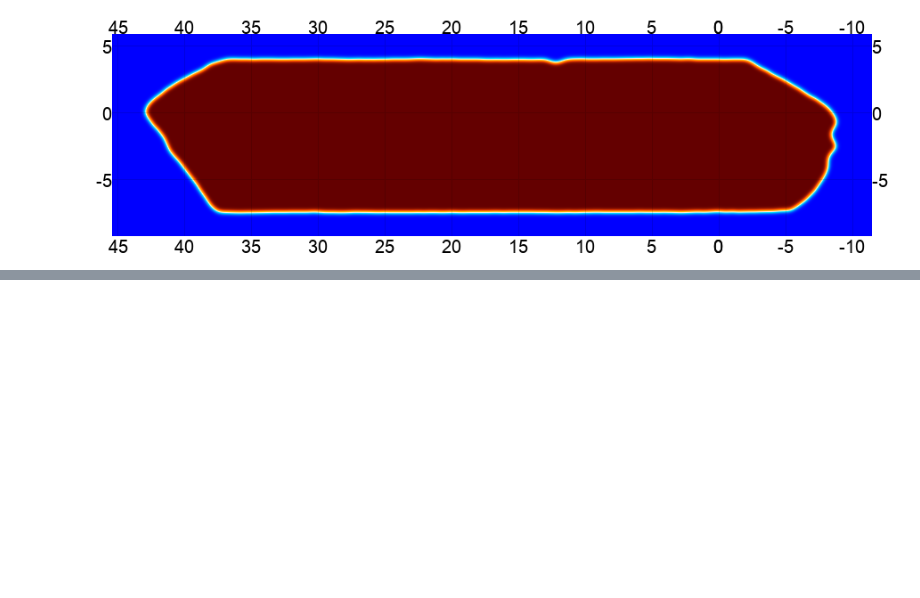
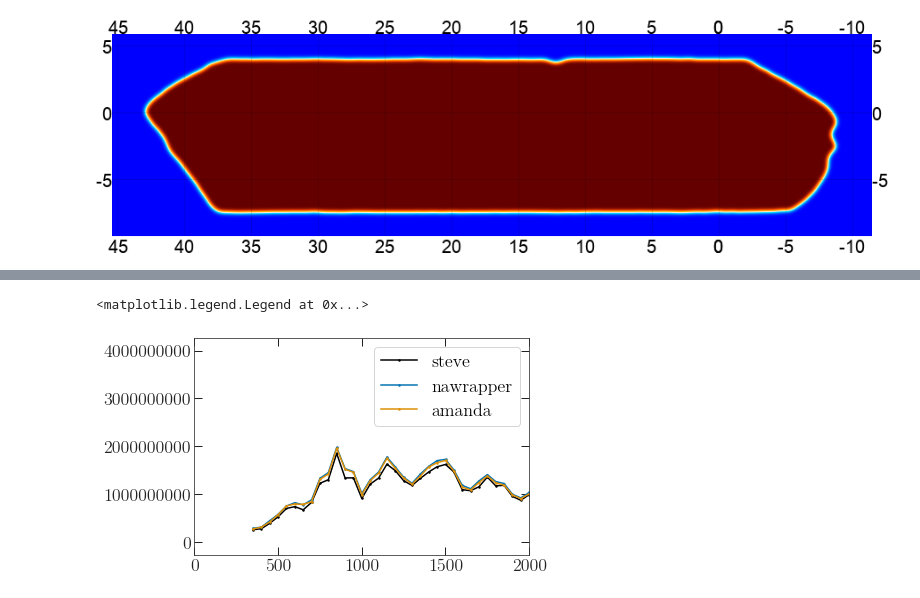
Before and after one commit to xzackli/spectra_comparison_on_sims, a Jupyter notebook: SpectraTest.ipynb, the cells around one changed output, grey strips where cells are left out. Saved outputs shown, nothing was run; the diff lists cells and outputs as text; code cells hidden in the pictures; blank space fills up the shorter version.

```diff
--- a/SpectraTest.ipynb
+++ b/SpectraTest.ipynb
@@ -43,0 +168,14 @@ namap_list = [nw.namap_car(
+# %%
+# plt.plot(lb, mean_Cltt)
+plt.plot(lbin_sc, dltt_sc * lbin_sc**2, label='steve')
+plt.plot(lbin_sc, mean_Cltt[7:] * lbin_sc**2 , label='nawrapper')
+plt.plot(lbin_sc, dltt_am[7:] * lbin_sc**2, label='amanda')
+# plt.axhline(0.0)
+# plt.yscale('log')
+# plt.ylim(-)
+plt.xlim(0,2000)
+# plt.ylim(2e5)
+plt.legend()
+# %% [output]
+<matplotlib.legend.Legend at 0x...>
+[figure, added]
```
Also changed, not shown: parts of 14 cells of this notebook, 2 other files.
